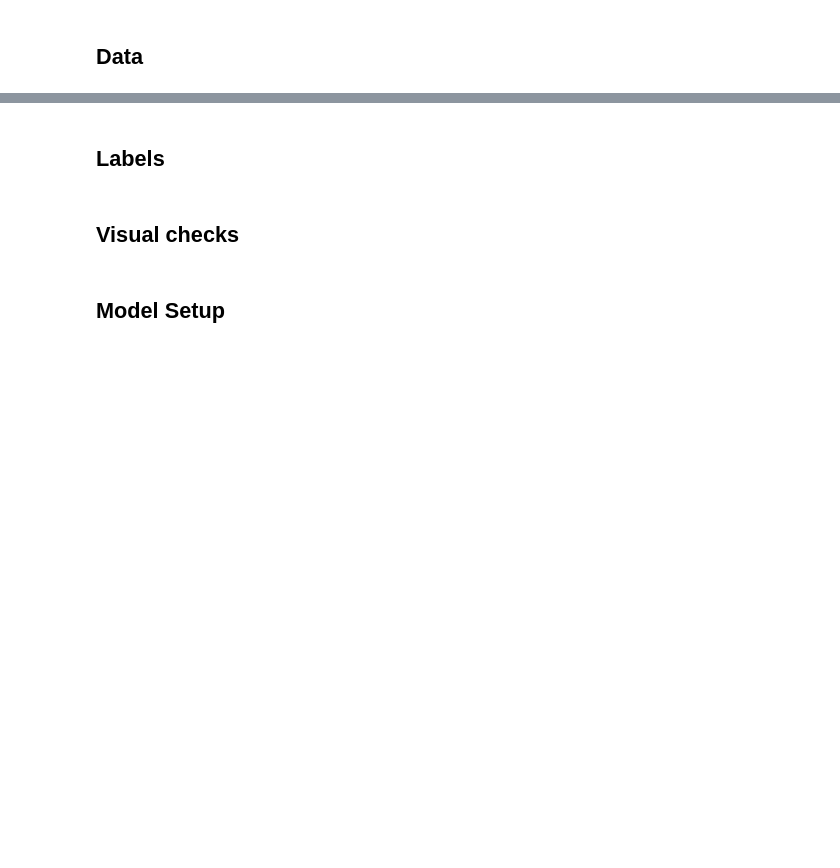
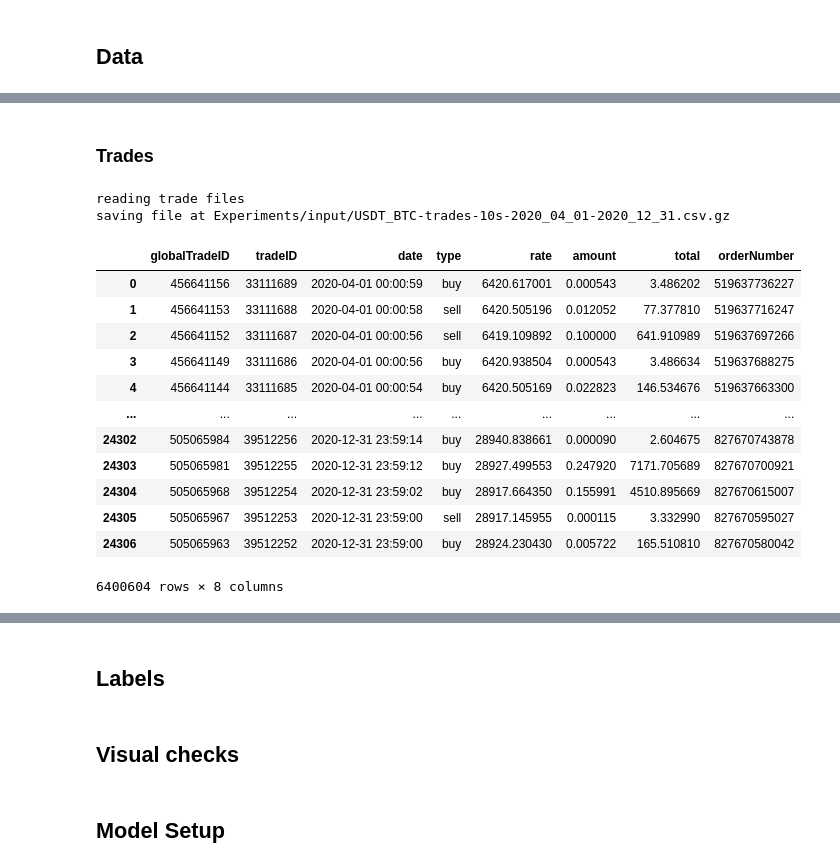
Before and after one commit to ociredef92/RL_Trader, a Jupyter notebook: Training.ipynb, the cells around one changed output, grey strips where cells are left out. Cells and saved outputs as stored; diff of their text form; code cells hidden in the pictures; blank space fills up the shorter version.

Commit message:
added processing of trades starting from s3 files as downloaded from bucket - in progress

```diff
--- a/Training.ipynb
+++ b/Training.ipynb
@@ -73,0 +121,20 @@ px_ts_test = top_ob_test.reset_index()[['Mid_Price']]
+# %% [markdown]
+### Trades
+# %%
+fetch_s3_trade_files('S3_data', 'Experiments/input', 'USDT_BTC', timedelta(seconds=10))
+# %% [output]
+reading trade files
+saving file at Experiments/input/USDT_BTC-trades-10s-2020_04_01-2020_12_31.csv.gz
+|  | globalTradeID | tradeID | date | type | rate | amount | total | orderNumber |
+| 0 | 456641156 | 33111689 | 2020-04-01 00:00:59 | buy | 6420.617001 | 0.000543 | 3.486202 | 519637736227 |
+| 1 | 456641153 | 33111688 | 2020-04-01 00:00:58 | sell | 6420.505196 | 0.012052 | 77.377810 | 519637716247 |
+| 2 | 456641152 | 33111687 | 2020-04-01 00:00:56 | sell | 6419.109892 | 0.100000 | 641.910989 | 519637697266 |
+| 3 | 456641149 | 33111686 | 2020-04-01 00:00:56 | buy | 6420.938504 | 0.000543 | 3.486634 | 519637688275 |
+| 4 | 456641144 | 33111685 | 2020-04-01 00:00:54 | buy | 6420.505169 | 0.022823 | 146.534676 | 519637663300 |
+| ... | ... | ... | ... | ... | ... | ... | ... | ... |
+| 24302 | 505065984 | 39512256 | 2020-12-31 23:59:14 | buy | 28940.838661 | 0.000090 | 2.604675 | 827670743878 |
+| 24303 | 505065981 | 39512255 | 2020-12-31 23:59:12 | buy | 28927.499553 | 0.247920 | 7171.705689 | 827670700921 |
+| 24304 | 505065968 | 39512254 | 2020-12-31 23:59:02 | buy | 28917.664350 | 0.155991 | 4510.895669 | 827670615007 |
+| 24305 | 505065967 | 39512253 | 2020-12-31 23:59:00 | sell | 28917.145955 | 0.000115 | 3.332990 | 827670595027 |
+| 24306 | 505065963 | 39512252 | 2020-12-31 23:59:00 | buy | 28924.230430 | 0.005722 | 165.510810 | 827670580042 |
+6400604 rows × 8 columns
```
Also changed, not shown: parts of 16 cells of this notebook, 2 other files.
